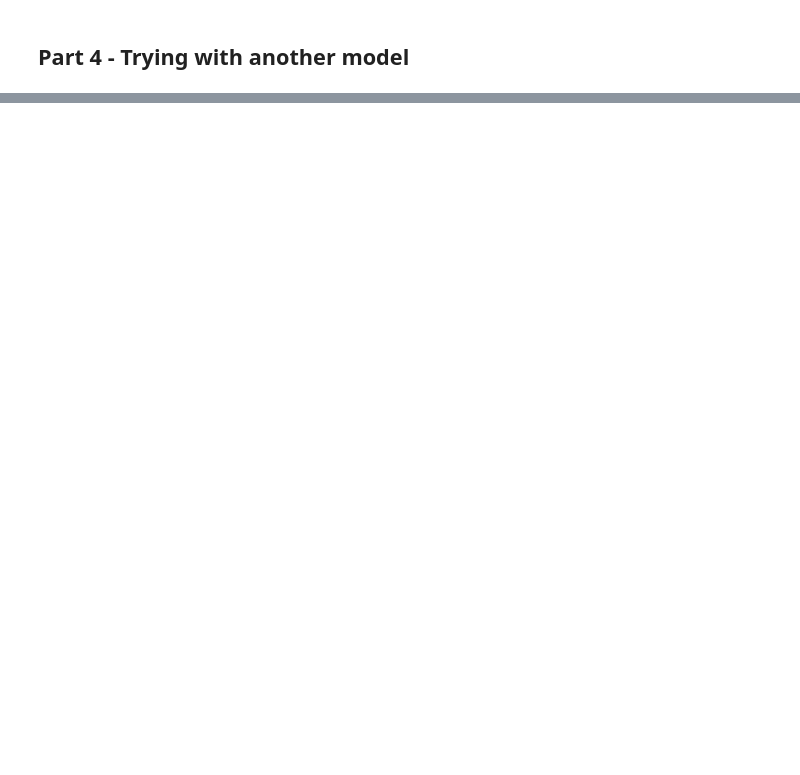
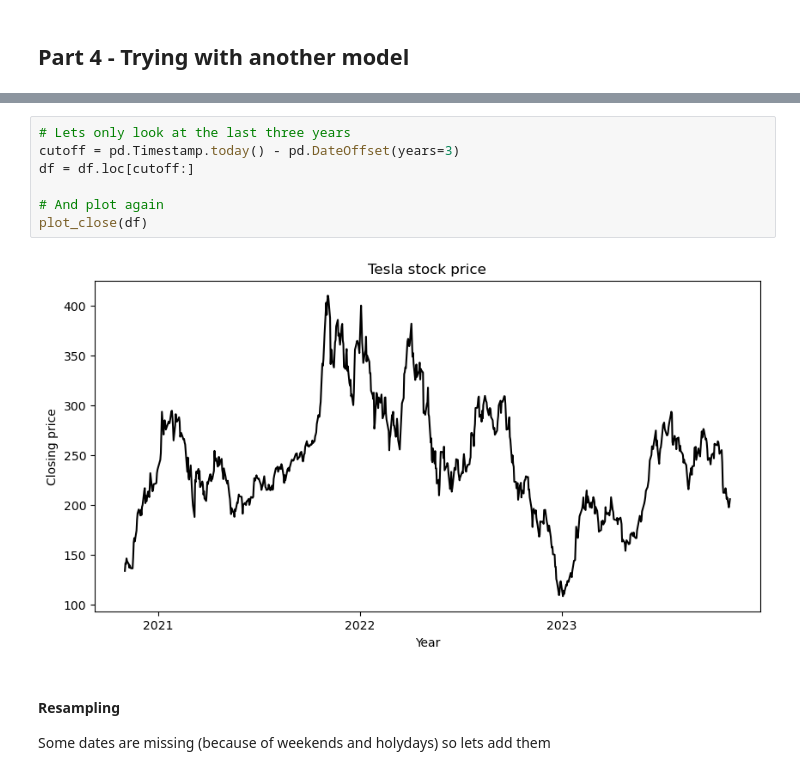
Before and after one commit to SindreSau/ML-Assignment_2, a Jupyter notebook: Assignment2.ipynb, the cells around one changed output, grey strips where cells are left out. Drawn from its saved outputs; the diff is of its cells as text; blank space fills up the shorter version.

```diff
--- a/Assignment2.ipynb
+++ b/Assignment2.ipynb
@@ -379,0 +271,12 @@ The actual closing price of Tesla stock for 2023-10-30 is: $197.36
+# %%
+# Lets only look at the last three years
+cutoff = pd.Timestamp.today() - pd.DateOffset(years=3)
+df = df.loc[cutoff:]
+
+# And plot again
+plot_close(df)
+# %% [output]
+[figure, added]
+# %% [markdown]
+#### Resampling
+Some dates are missing (because of weekends and holydays) so lets add them
```
Also changed, not shown: parts of 72 cells of this notebook.
